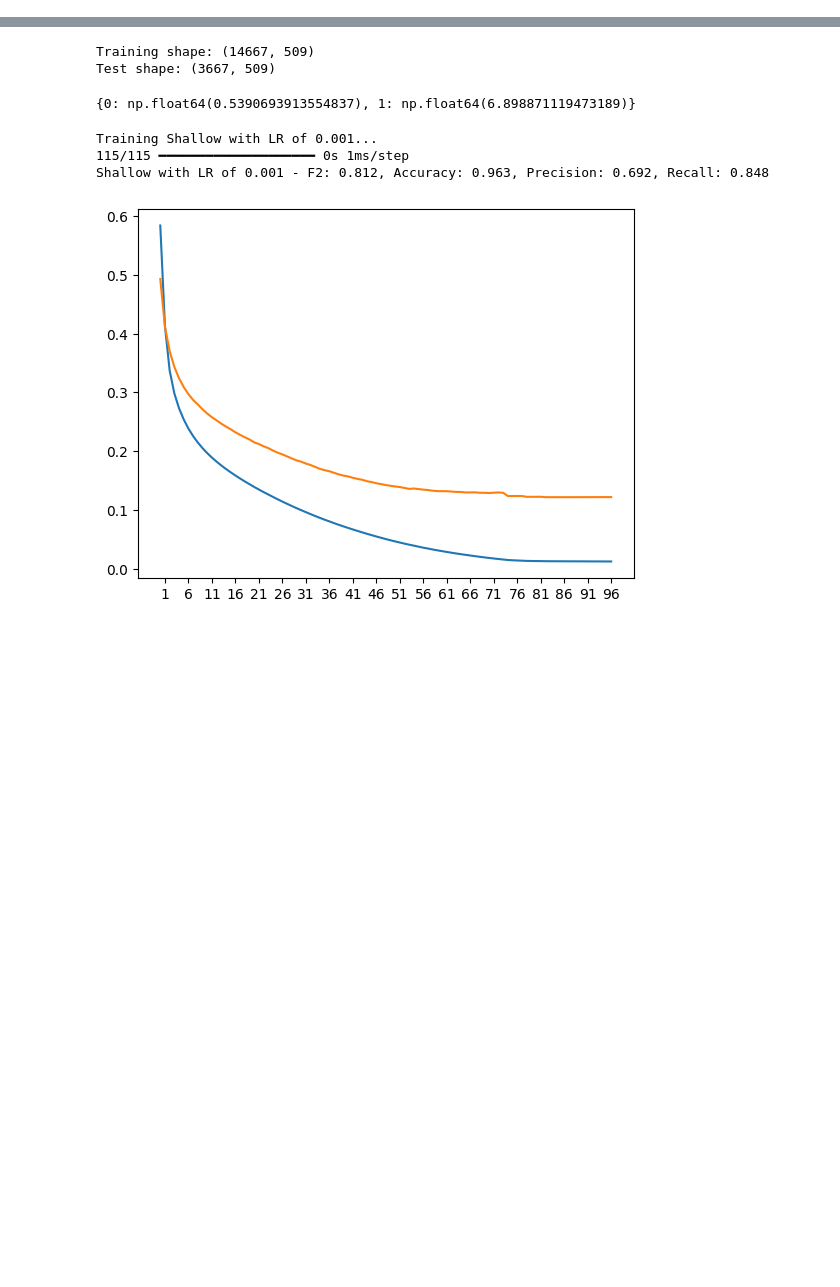
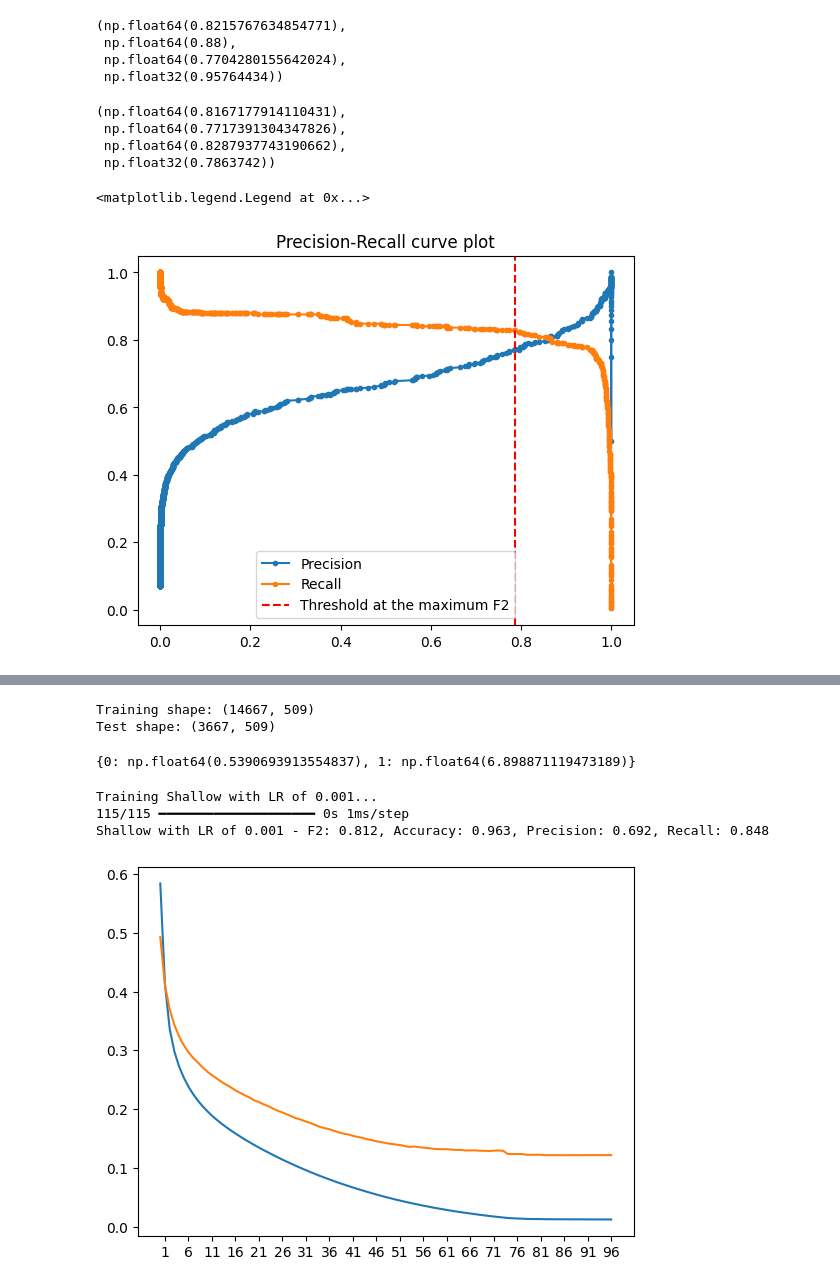
Before and after one commit to dev-JasonYoo/Fraudulent-Job-Posting-Prediction-with-NLP, a Jupyter notebook: 3_6_data_training_neural_network.ipynb, the cells around one changed output, grey strips where cells are left out. Cells and saved outputs as stored; diff of their text form; code cells hidden in the pictures; blank space fills up the shorter version.

```diff
--- a/3_6_data_training_neural_network.ipynb
+++ b/3_6_data_training_neural_network.ipynb
@@ -14,0 +106,17 @@ from sklearn.utils import class_weight
+# %%
+def build_model(layer_sizes, input_dim, learning_rate):
+
+    model = models.Sequential()
+    model.add(layers.Input(shape=(input_dim,)))
+
+    for size in layer_sizes:
+        model.add(layers.Dense(size, activation='relu'))
+
+    model.add(layers.Dense(1, activation='sigmoid'))  # outputs log-likelihood
+    model.compile(optimizer='adam', loss='binary_crossentropy', metrics=['accuracy'])
+    return model
+
+weights = class_weight.compute_class_weight('balanced', classes=np.unique(y_train), y=y_train)
+weights = [weights[0] / sqrt(2), weights[1] * sqrt(2)]
+class_weights = dict(enumerate(weights))
+class_weights
@@ -14,0 +332,25 @@ from sklearn.utils import class_weight
+# %%
+max_i = argmax(f1_scores)
+f1_scores[max_i], precision[max_i], recall[max_i], thresholds[max_i]
+# %% [output]
+(np.float64(0.8215767634854771),
+ np.float64(0.88),
+ np.float64(0.7704280155642024),
+ np.float32(0.95764434))
+# %%
+max_i = argmax(f2_scores)
+f2_scores[max_i], precision[max_i], recall[max_i], thresholds[max_i]
+# %% [output]
+(np.float64(0.8167177914110431),
+ np.float64(0.7717391304347826),
+ np.float64(0.8287937743190662),
+ np.float32(0.7863742))
+# %%
+plt.title('Precision-Recall curve plot')
+plt.plot(thresholds, precision[:-1], marker='.', label='Precision')
+plt.plot(thresholds, recall[:-1], marker='.', label='Recall')
+plt.axvline(x=thresholds[max_i], color='red', linestyle='--', label='Threshold at the maximum F2')
+plt.legend()
+# %% [output]
+<matplotlib.legend.Legend at 0x...>
+[figure, added]
```
Also changed, not shown: parts of 42 cells of this notebook.
